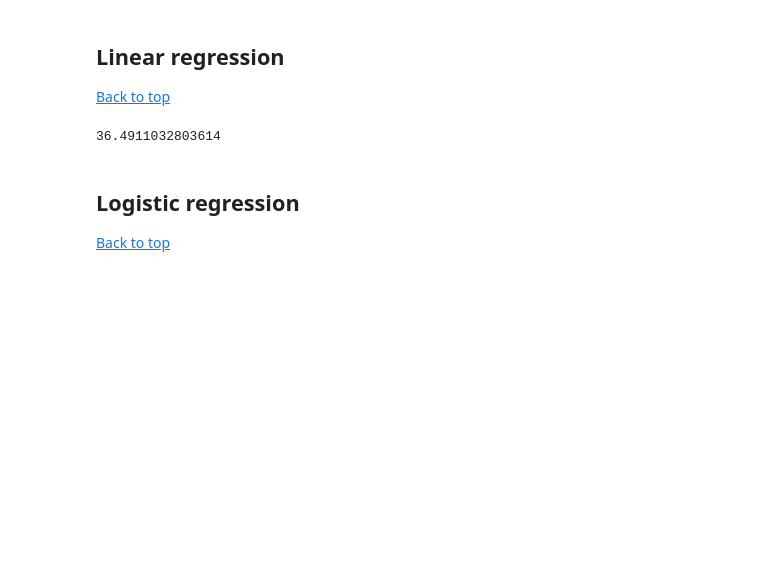
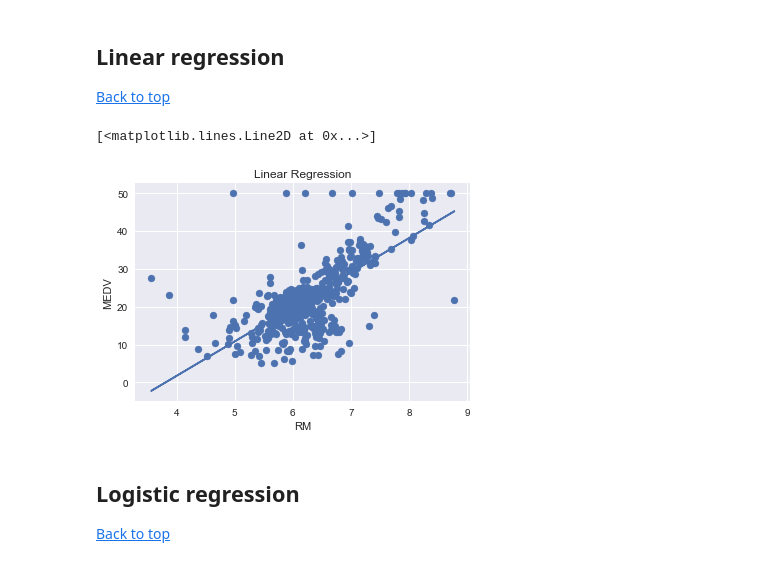
Before and after one commit to atos-datascience/data-analytics-and-science, a Jupyter notebook: example notebooks/Statistical Method References.ipynb, the cells around one changed output. Drawn from its saved outputs; the diff is of its cells as text; code cells hidden in the pictures; blank space fills up the shorter version.

```diff
--- a/example notebooks/Statistical Method References.ipynb
+++ b/example notebooks/Statistical Method References.ipynb
@@ -27,38 +27,40 @@
 # %%
 # Load the data
 from sklearn import datasets
 data = datasets.load_boston()
 
 # Load linear regression model
 from sklearn.linear_model import LinearRegression
 
 # Load numpy and pandas
 import numpy as np
 import pandas as pd
+import matplotlib.pyplot as plt
+
+# ALternative to sklearn
+from scipy import stats
 
 # define the data/predictors as the pre-set feature names
-df = pd.DataFrame(data.data, columns=data.feature_names)
+df = pd.DataFrame(data.data, columns = data.feature_names)
 
 # Put the target (housing value -- MEDV) in another DataFrame
 target = pd.DataFrame(data.target, columns=["MEDV"])
 
-X = df # X are the features you want to train on
-y = target["MEDV"] # y is the feature you want to predict
+X = df[['RM']]
+y = target['MEDV'] # MEDV == median value per house
 
-# Fit the model
 lm = LinearRegression()
-model = lm.fit(X,y)
+model = lm.fit(X, y)
+predictions = model.predict(X)
 
-# Predict
-predictions = lm.predict(X)
-
-# The R2 score
-lm.score(X,y)
-
-# The intercept score
-lm.intercept_
+plt.title("Linear Regression")
+plt.scatter(X, y)
+plt.xlabel("RM")
+plt.ylabel('MEDV')
+plt.plot(X, predictions)
 # %% [output]
-36.4911032803614
+[<matplotlib.lines.Line2D at 0x...>]
+[figure, added]
 # %% [markdown]
 ## Logistic regression
 <a href="#Table-of-contents">Back to top</a>
```
Also changed, not shown: parts of 7 cells of this notebook.
